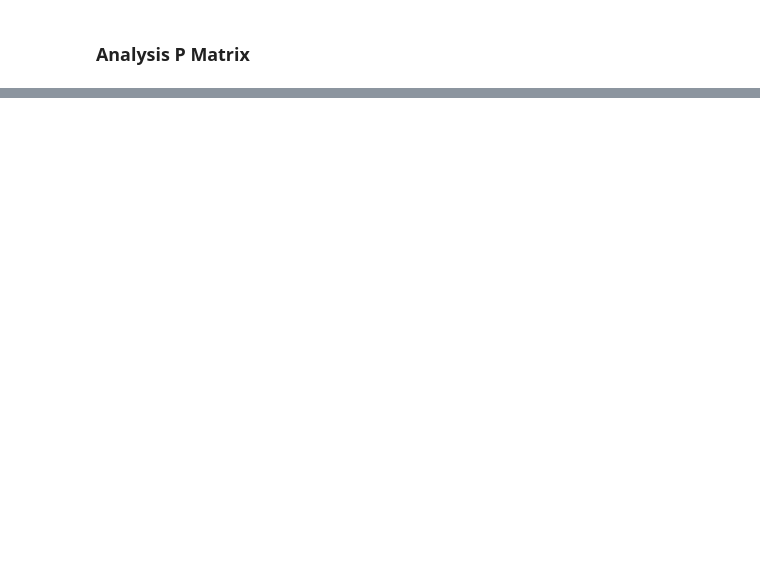
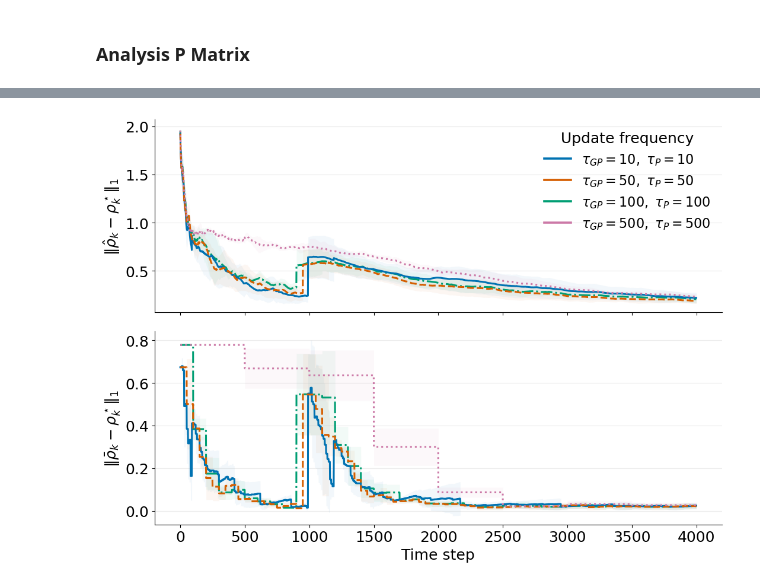
Before and after one commit to sastry-group/MAES, a Jupyter notebook: viz/plot_multiple_methods.ipynb, the cells around one changed output, grey strips where cells are left out. Saved outputs shown, nothing was run; the diff lists cells and outputs as text; code cells hidden in the pictures; blank space fills up the shorter version.

```diff
--- a/viz/plot_multiple_methods.ipynb
+++ b/viz/plot_multiple_methods.ipynb
@@ -1314,10 +1437,11 @@ from matplotlib.lines import Line2D
 # IEEE-style settings
 # --------------------------------------------------
 plt.rcParams.update({
-    "font.size": 15,
-    "axes.labelsize": 17,
-    "legend.fontsize": 13,
-    "lines.linewidth": 2.6,
+    "font.size": 18,
+    "axes.labelsize": 18,
+    "axes.titlesize": 20,
+    "legend.fontsize": 16,
+    "lines.linewidth": 2.2,
 })
 
 # --------------------------------------------------
@@ -1350,9 +1474,7 @@ ls_map = {
     for i, pair in enumerate(update_pairs)
 }
 
-# --------------------------------------------------
-# Choose number of agents
-# --------------------------------------------------
+
 all_n_agents = sorted({k[0] for k in curves.keys()})
 target_n_agents = all_n_agents[0]
 
@@ -1361,9 +1483,7 @@ items = [
     if k[0] == target_n_agents
 ]
 
-# --------------------------------------------------
-# Create stacked subplots
-# --------------------------------------------------
+
 fig, (ax1, ax2) = plt.subplots(
     2, 1,
     figsize=(11, 8),
@@ -1371,14 +1491,14 @@ fig, (ax1, ax2) = plt.subplots(
 )
 
 # ==================================================
-# TOP: Empirical vs Belief
+# TOP: Empirical vs True
 # ==================================================
 for (n_agents, gp_u, p_u), data in items:
 
     color = color_map[(gp_u, p_u)]
     ls = ls_map[(gp_u, p_u)]
 
-    Y = data["emp_bel"]
+    Y = data["emp_true"]
     min_len = min(len(y) for y in Y)
     Y = np.stack([y[:min_len] for y in Y])
 
@@ -1392,14 +1512,17 @@ for (n_agents, gp_u, p_u), data in items:
         mean - std,
         mean + std,
         color=color,
-        alpha=0.05,      # lighter uncertainty band
+        alpha=0.05,
         linewidth=0
     )
 
-ax1.set_ylabel(r"$\|\hat{\rho}_k - \bar{\rho}_k\|_1$")
+ax1.set_ylabel(r"$\|\hat{\rho}_k - \rho_k^\star\|_1$")
+# ax1.set_yscale("log")
 ax1.grid(True, axis="y", alpha=0.25)
 ax1.spines["top"].set_visible(False)
 ax1.spines["right"].set_visible(False)
+
+
 
 # ==================================================
 # BOTTOM: Belief vs True
@@ -1428,41 +1551,33 @@ for (n_agents, gp_u, p_u), data in items:
     )
 
 ax2.set_ylabel(r"$\|\bar{\rho}_k - \rho_k^\star\|_1$")
 ax2.set_xlabel("Time step")
 
 ax2.grid(True, axis="y", alpha=0.25)
 ax2.spines["top"].set_visible(False)
 ax2.spines["right"].set_visible(False)
 
 # ==================================================
-# Optional: Add config separators (highly recommended)
-# ==================================================
-cfg_boundaries = [500, 1000, 1500]  # adjust if needed
-
-for t in cfg_boundaries:
-    ax1.axvline(t, color="0.85", lw=1)
-    ax2.axvline(t, color="0.85", lw=1)
-
-# ==================================================
 # Legend
 # ==================================================
 legend_handles = [
     Line2D(
         [0], [0],
         color=color_map[pair],
         lw=2.6,
-        ls=ls_map[pair],
-        label=f"GP={pair[0]}, P={pair[1]}"
+        label=rf"$\tau_{{GP}}={pair[0]},\ \tau_{{P}}={pair[1]}$"
     )
     for pair in update_pairs
 ]
 
 ax1.legend(
     handles=legend_handles,
     title="Update frequency",
     loc="upper right",
     frameon=False,
 )
 
 plt.tight_layout()
 plt.show()
+# %% [output]
+[figure, added]
```
Also changed, not shown: parts of 17 cells of this notebook, 6 other files.
